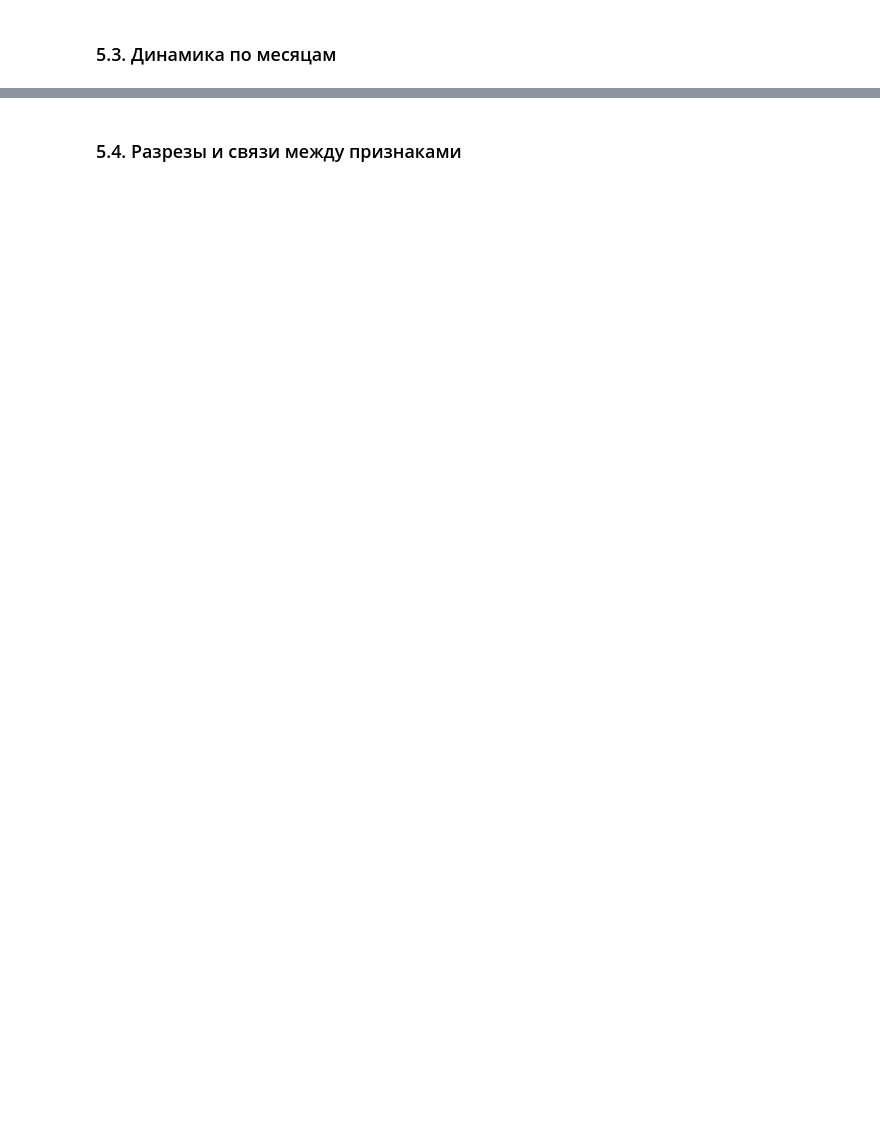
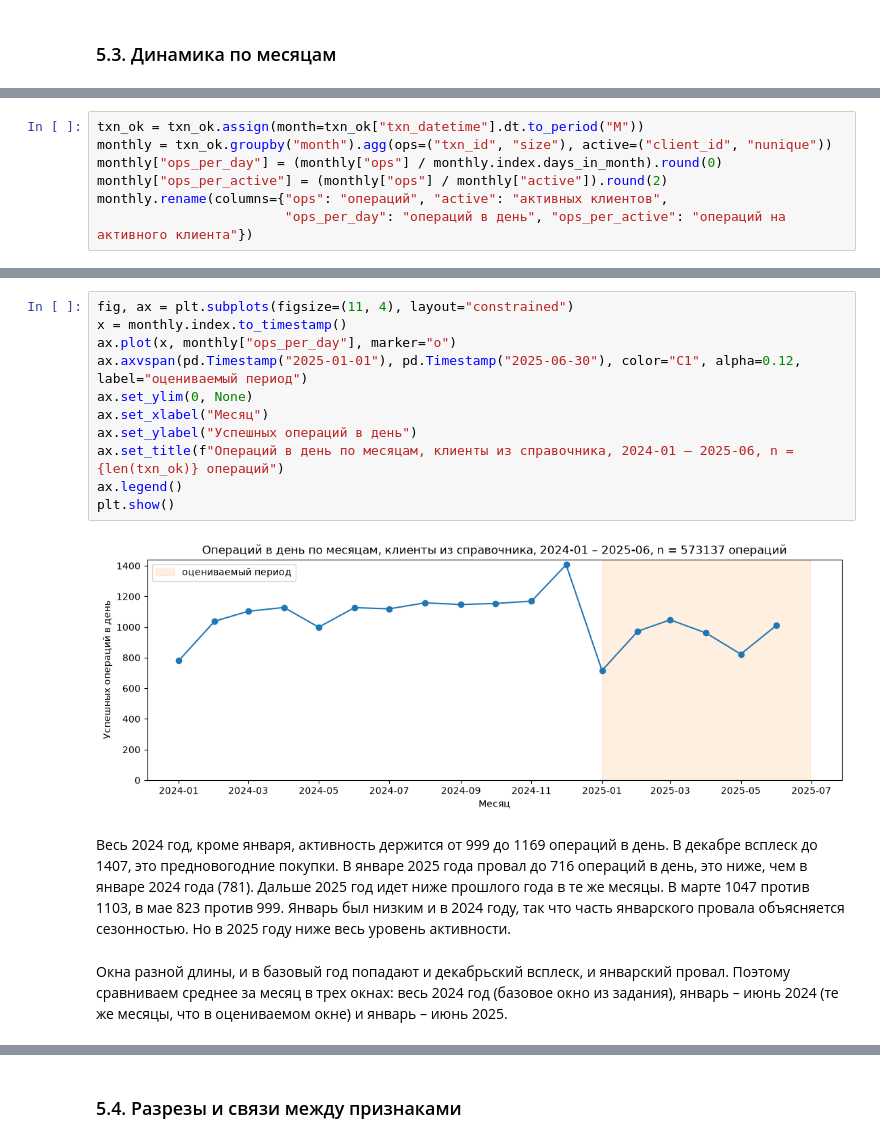
Before and after one commit to sangnchr-s/Gonchar_Alexander_Lab1, a Jupyter notebook: 01_analysis.ipynb, the cells around one changed output, grey strips where cells are left out. Cells and saved outputs as stored; diff of their text form; blank space fills up the shorter version.

```diff
--- a/01_analysis.ipynb
+++ b/01_analysis.ipynb
@@ -1142,0 +1305,7 @@ cleaning_log
+# %%
+txn_ok = txn_ok.assign(month=txn_ok["txn_datetime"].dt.to_period("M"))
+monthly = txn_ok.groupby("month").agg(ops=("txn_id", "size"), active=("client_id", "nunique"))
+monthly["ops_per_day"] = (monthly["ops"] / monthly.index.days_in_month).round(0)
+monthly["ops_per_active"] = (monthly["ops"] / monthly["active"]).round(2)
+monthly.rename(columns={"ops": "операций", "active": "активных клиентов",
+                        "ops_per_day": "операций в день", "ops_per_active": "операций на активного клиента"})
@@ -1142,0 +1331,17 @@ cleaning_log
+# %%
+fig, ax = plt.subplots(figsize=(11, 4), layout="constrained")
+x = monthly.index.to_timestamp()
+ax.plot(x, monthly["ops_per_day"], marker="o")
+ax.axvspan(pd.Timestamp("2025-01-01"), pd.Timestamp("2025-06-30"), color="C1", alpha=0.12, label="оцениваемый период")
+ax.set_ylim(0, None)
+ax.set_xlabel("Месяц")
+ax.set_ylabel("Успешных операций в день")
+ax.set_title(f"Операций в день по месяцам, клиенты из справочника, 2024-01 – 2025-06, n = {len(txn_ok)} операций")
+ax.legend()
+plt.show()
+# %% [output]
+[figure, added]
+# %% [markdown]
+Весь 2024 год, кроме января, активность держится от 999 до 1169 операций в день. В декабре всплеск до 1407, это предновогодние покупки. В январе 2025 года провал до 716 операций в день, это ниже, чем в январе 2024 года (781). Дальше 2025 год идет ниже прошлого года в те же месяцы. В марте 1047 против 1103, в мае 823 против 999. Январь был низким и в 2024 году, так что часть январского провала объясняется сезонностью. Но в 2025 году ниже весь уровень активности.
+# %% [markdown]
+Окна разной длины, и в базовый год попадают и декабрьский всплеск, и январский провал. Поэтому сравниваем среднее за месяц в трех окнах: весь 2024 год (базовое окно из задания), январь – июнь 2024 (те же месяцы, что в оцениваемом окне) и январь – июнь 2025.
```
Also changed, not shown: parts of 46 cells of this notebook.
